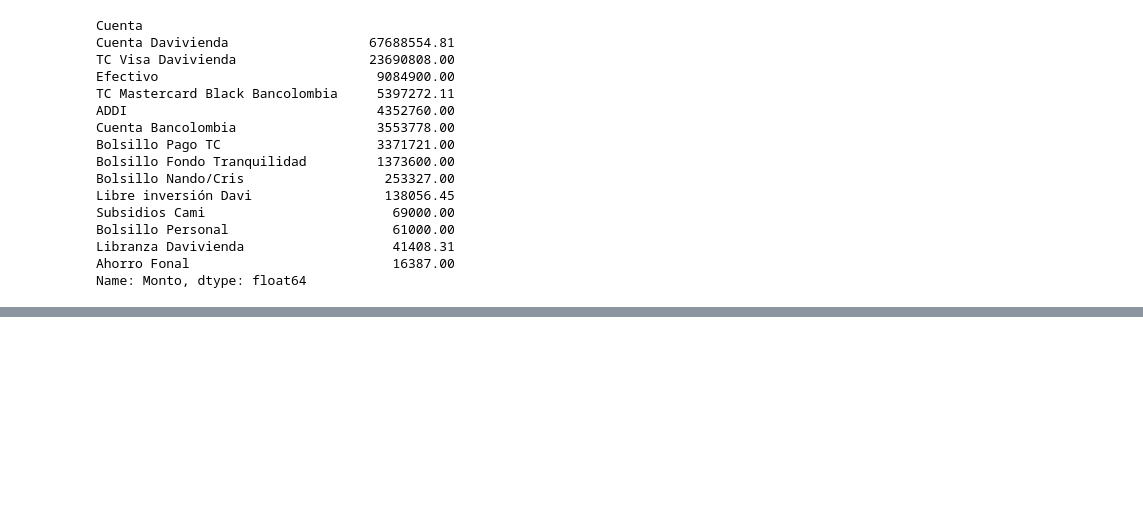
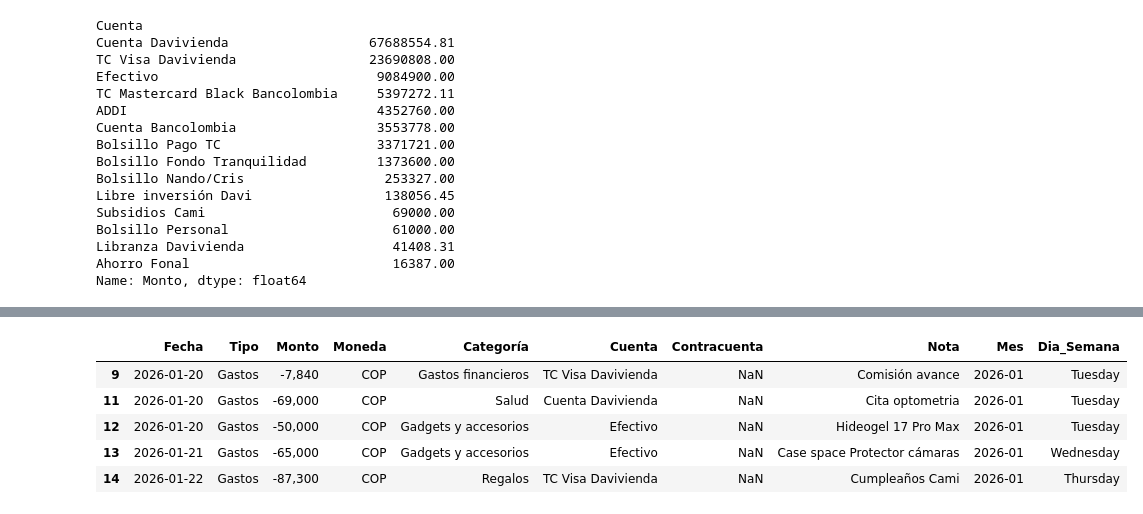
Before and after one commit to NandoRR77/Ejercicios-Practica-Python, a Jupyter notebook: Ciencia de datos/6. Laboratorio Money Control/AnalisisFinanzas.ipynb, the cells around one changed output, grey strips where cells are left out. Cells and saved outputs as stored; diff of their text form; code cells hidden in the pictures; blank space fills up the shorter version.

```diff
--- a/Ciencia de datos/6. Laboratorio Money Control/AnalisisFinanzas.ipynb
+++ b/Ciencia de datos/6. Laboratorio Money Control/AnalisisFinanzas.ipynb
@@ -340,0 +521,11 @@ TypeError: 'method' object is not subscriptable
+# %%
+#Extraer día de la semana
+df_gastos_reales['Dia_Semana'] = df_gastos_reales['Fecha'].dt.day_name()
+df_gastos_reales.head(5)
+# %% [output]
+|  | Fecha | Tipo | Monto | Moneda | Categoría | Cuenta | Contracuenta | Nota | Mes | Dia_Semana |
+| 9 | 2026-01-20 | Gastos | -7,840 | COP | Gastos financieros | TC Visa Davivienda | NaN | Comisión avance | 2026-01 | Tuesday |
+| 11 | 2026-01-20 | Gastos | -69,000 | COP | Salud | Cuenta Davivienda | NaN | Cita optometria | 2026-01 | Tuesday |
+| 12 | 2026-01-20 | Gastos | -50,000 | COP | Gadgets y accesorios | Efectivo | NaN | Hideogel 17 Pro Max | 2026-01 | Tuesday |
+| 13 | 2026-01-21 | Gastos | -65,000 | COP | Gadgets y accesorios | Efectivo | NaN | Case space Protector cámaras | 2026-01 | Wednesday |
+| 14 | 2026-01-22 | Gastos | -87,300 | COP | Regalos | TC Visa Davivienda | NaN | Cumpleaños Cami | 2026-01 | Thursday |
```
Also changed, not shown: parts of 29 cells of this notebook, 3 other files.
